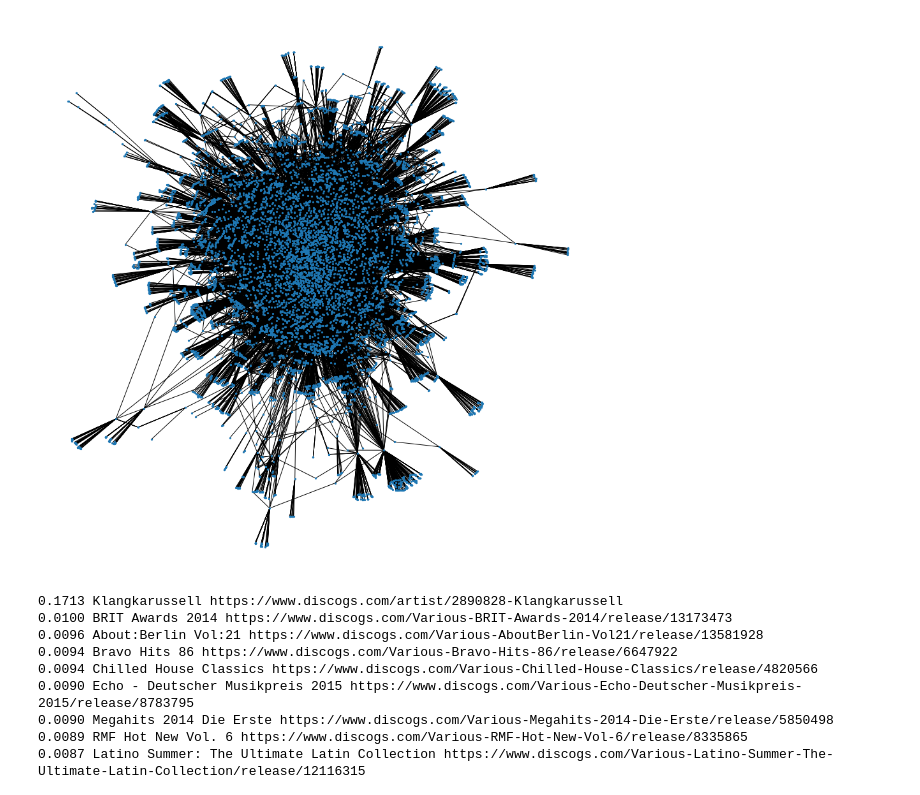
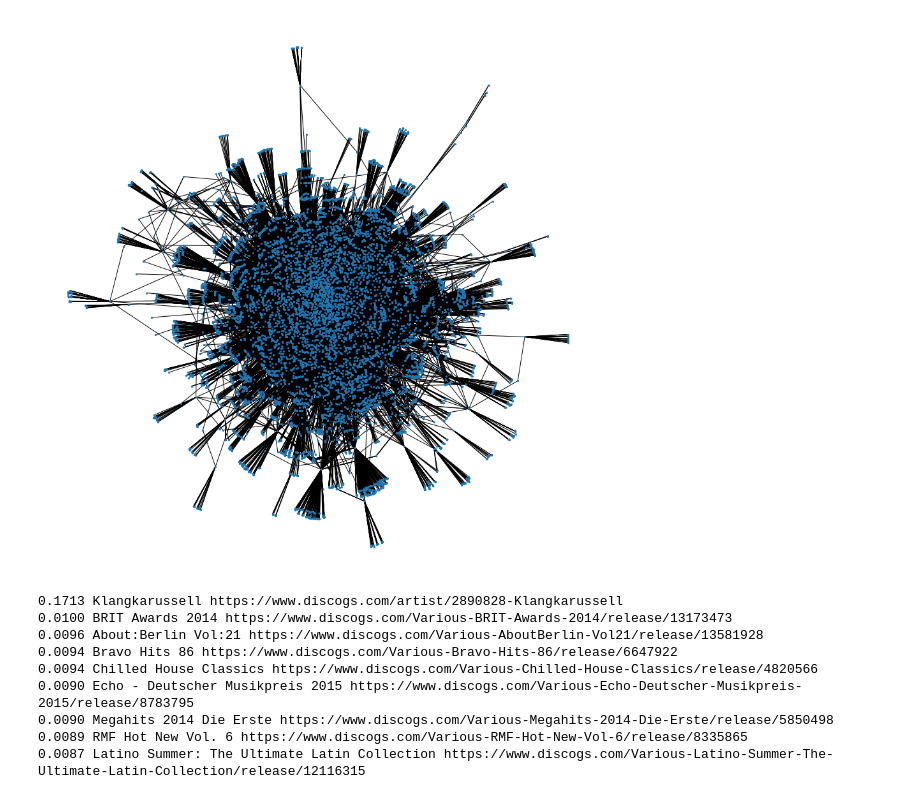
Before and after one commit to teticio/Discogs, a Jupyter notebook: NetworkX.ipynb, the cells around one changed output. Cells and saved outputs as stored; diff of their text form; code cells hidden in the pictures.

```diff
--- a/NetworkX.ipynb
+++ b/NetworkX.ipynb
@@ -34,11 +34,11 @@ G.add_edges_from([(edge[':START_ID'], edge[':END_ID'])
 # %%
 %matplotlib inline
 import matplotlib.pyplot as plt
 plt.figure(figsize=(12,12))
-nx.draw(G, node_size=5)
+nx.draw_spring(G, node_size=5)
 plt.show()
 # %% [output]
-[figure, old version]
+[figure, new version]
 # %%
 #pr = nx.pagerank(G)
 pr = nx.pagerank(G, personalization={"artist/2890828": 1})
```
